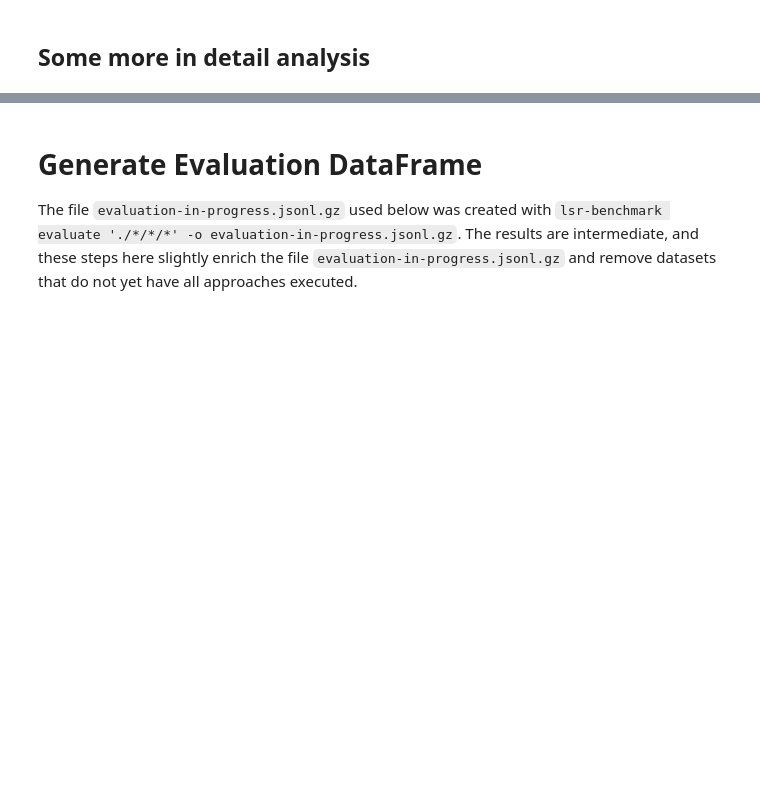
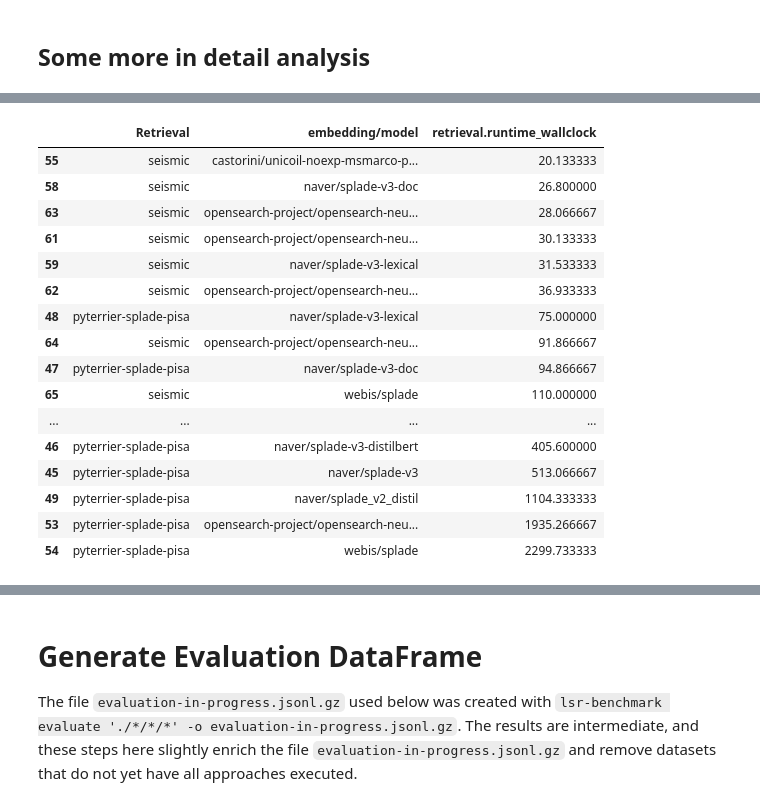
Before and after one commit to hscells/lsr-benchmark, a Jupyter notebook: step-04-evaluation/analysis-in-progress.ipynb, the cells around one changed output, grey strips where cells are left out. Drawn from its saved outputs; the diff is of its cells as text; code cells hidden in the pictures; blank space fills up the shorter version.

```diff
--- a/step-04-evaluation/analysis-in-progress.ipynb
+++ b/step-04-evaluation/analysis-in-progress.ipynb
@@ -389,4 +381,28 @@ df[['Retrieval', 'embedding/model', "index.runtime_wallclock", "retrieval.runtim
 66 rows × 4 columns
+# %%
+tmp = df[['Retrieval', 'embedding/model', "retrieval.runtime_wallclock"]].groupby(["Retrieval", 'embedding/model']).agg({"retrieval.runtime_wallclock": "mean"}).reset_index()
+
+tmp = tmp[tmp["Retrieval"].isin(("seismic", "pyterrier-splade-pisa"))]
+
+tmp.sort_values("retrieval.runtime_wallclock")
+# %% [output]
+|  | Retrieval | embedding/model | retrieval.runtime_wallclock |
+| 55 | seismic | castorini/unicoil-noexp-msmarco-p... | 20.133333 |
+| 58 | seismic | naver/splade-v3-doc | 26.800000 |
+| 63 | seismic | opensearch-project/opensearch-neu... | 28.066667 |
+| 61 | seismic | opensearch-project/opensearch-neu... | 30.133333 |
+| 59 | seismic | naver/splade-v3-lexical | 31.533333 |
+| 62 | seismic | opensearch-project/opensearch-neu... | 36.933333 |
+| 48 | pyterrier-splade-pisa | naver/splade-v3-lexical | 75.000000 |
+| 64 | seismic | opensearch-project/opensearch-neu... | 91.866667 |
+| 47 | pyterrier-splade-pisa | naver/splade-v3-doc | 94.866667 |
+| 65 | seismic | webis/splade | 110.000000 |
+| ... | ... | ... | ... |
+| 46 | pyterrier-splade-pisa | naver/splade-v3-distilbert | 405.600000 |
+| 45 | pyterrier-splade-pisa | naver/splade-v3 | 513.066667 |
+| 49 | pyterrier-splade-pisa | naver/splade_v2_distil | 1104.333333 |
+| 53 | pyterrier-splade-pisa | opensearch-project/opensearch-neu... | 1935.266667 |
+| 54 | pyterrier-splade-pisa | webis/splade | 2299.733333 |
 # %%
 def correlation(model_a, model_b, method):
 
```
Also changed, not shown: parts of 20 cells of this notebook, 1 other file.
